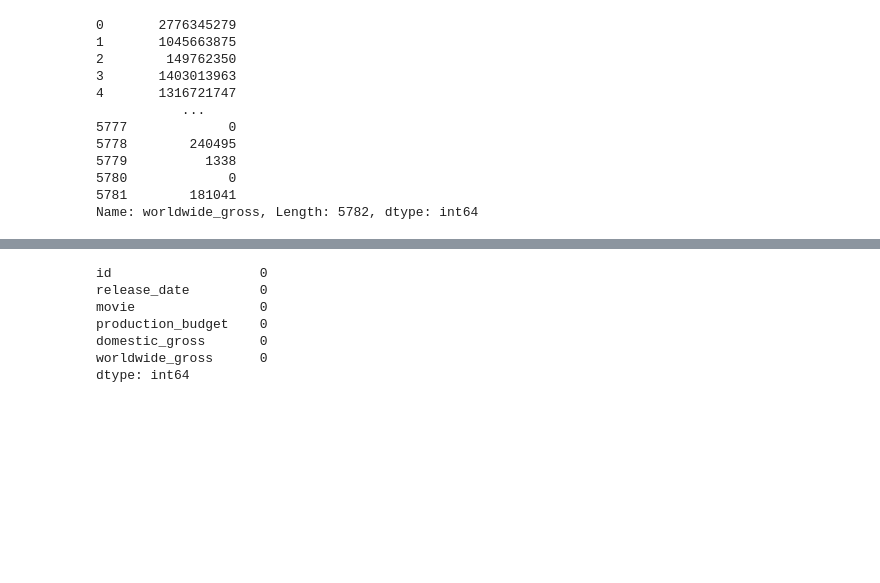
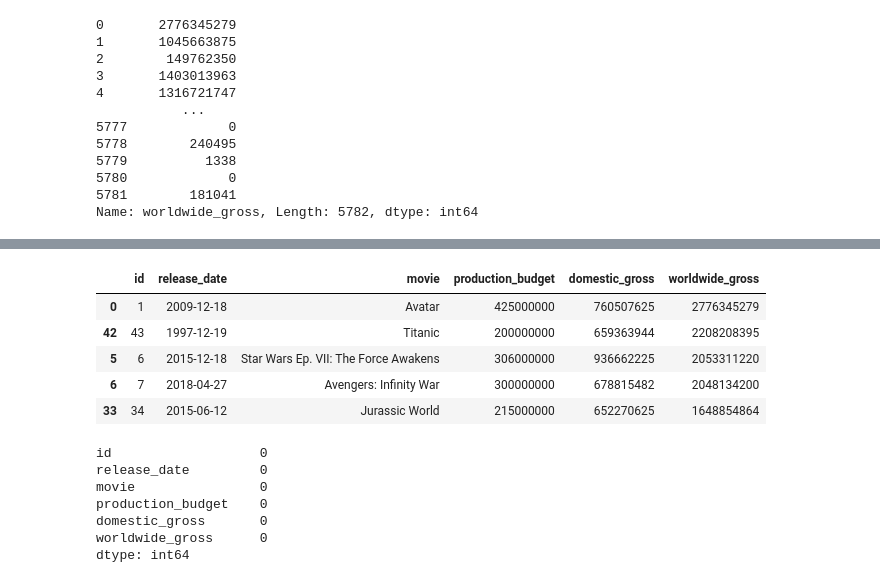
Before and after one commit to falloutb1tch/Movie_Project, a Jupyter notebook: Notebooks/JaCoB.ipynb, the cells around one changed output, grey strips where cells are left out. Saved outputs shown, nothing was run; the diff lists cells and outputs as text; code cells hidden in the pictures; blank space fills up the shorter version.

```diff
--- a/Notebooks/JaCoB.ipynb
+++ b/Notebooks/JaCoB.ipynb
@@ -166,3 +182,21 @@ df.head(45)
+# %%
+
+
+# Assuming your DataFrame is named df_budget and the column is 'release_date'
+df['release_date'] = pd.to_datetime(df['release_date'])
+
+# Convert the date column to the desired format
+df['release_date'] = df['release_date'].dt.strftime('%Y-%m-%d')
+
+# Print or further process the DataFrame
+df.head()
+# %% [output]
+|  | id | release_date | movie | production_budget | domestic_gross | worldwide_gross |
+| 0 | 1 | 2009-12-18 | Avatar | 425000000 | 760507625 | 2776345279 |
+| 42 | 43 | 1997-12-19 | Titanic | 200000000 | 659363944 | 2208208395 |
+| 5 | 6 | 2015-12-18 | Star Wars Ep. VII: The Force Awakens | 306000000 | 936662225 | 2053311220 |
+| 6 | 7 | 2018-04-27 | Avengers: Infinity War | 300000000 | 678815482 | 2048134200 |
+| 33 | 34 | 2015-06-12 | Jurassic World | 215000000 | 652270625 | 1648854864 |
 # %%
 #making sure there are no null values
 null_values = df.isnull().sum()
```
Also changed, not shown: parts of 7 cells of this notebook.
